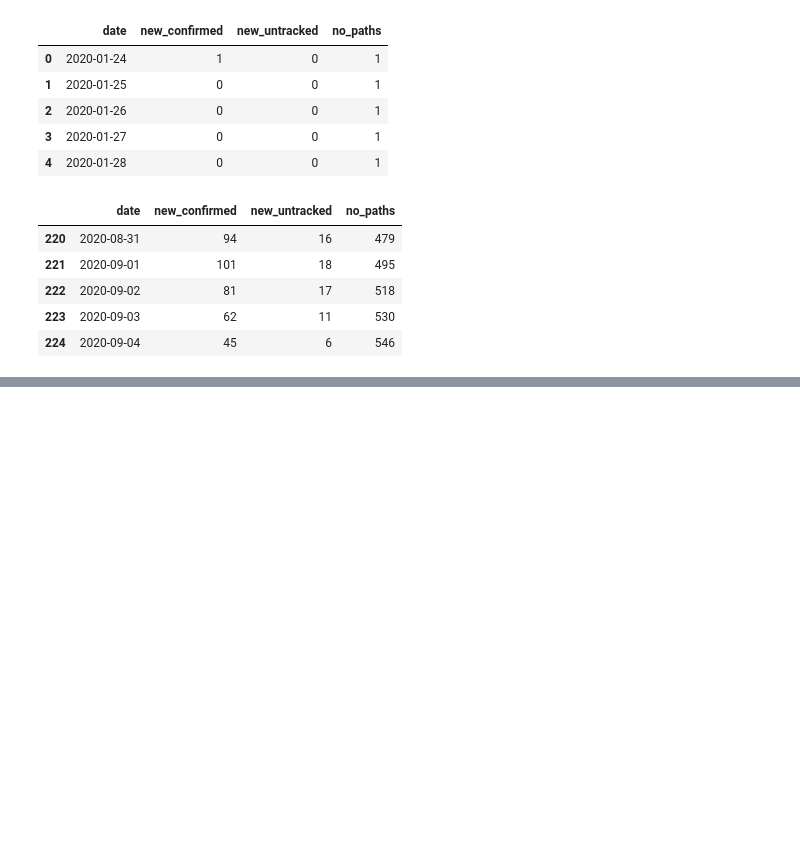
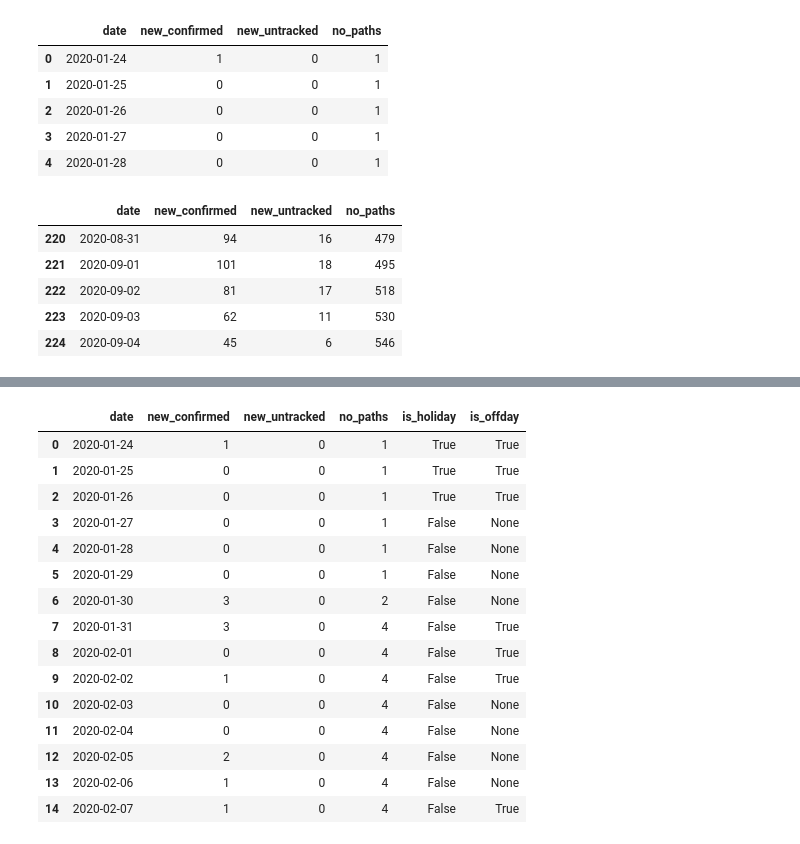
Before and after one commit to snoop2head/covid19_unknown_spread, a Jupyter notebook: forecast.ipynb, the cells around one changed output, grey strips where cells are left out. Saved outputs shown, nothing was run; the diff lists cells and outputs as text; code cells hidden in the pictures; blank space fills up the shorter version.

Commit message:
label offdays

```diff
--- a/forecast.ipynb
+++ b/forecast.ipynb
@@ -367,0 +399,4 @@ df_merged.to_csv("dataset_predict/df_predict.csv", index=False)
+# %%
+df_calendar = pd.DataFrame(list_calendar)
+df_calendar = df_calendar[["sc", "w", "h"]]
+df_calendar.head()
@@ -367,0 +421,3 @@ df_merged.to_csv("dataset_predict/df_predict.csv", index=False)
+# %%
+df_calendar["is_offday"] = df_calendar.apply(lambda row: label_offdays(row), axis=1)
+df_calendar.head(10)
@@ -367,0 +436,2 @@ df_merged.to_csv("dataset_predict/df_predict.csv", index=False)
+# %%
+df_calendar.rename(columns = {'sc':'date', 'h':'is_holiday'}, inplace = True)
@@ -367,0 +440,22 @@ df_merged.to_csv("dataset_predict/df_predict.csv", index=False)
+# %%
+df_calendar_subset = df_calendar[["date", "is_holiday", "is_offday"]]
+# %%
+df_train = pd.merge(df_merged, df_calendar_subset, how="left", on="date")
+df_train.head(15)
+# %% [output]
+|  | date | new_confirmed | new_untracked | no_paths | is_holiday | is_offday |
+| 0 | 2020-01-24 | 1 | 0 | 1 | True | True |
+| 1 | 2020-01-25 | 0 | 0 | 1 | True | True |
+| 2 | 2020-01-26 | 0 | 0 | 1 | True | True |
+| 3 | 2020-01-27 | 0 | 0 | 1 | False | None |
+| 4 | 2020-01-28 | 0 | 0 | 1 | False | None |
+| 5 | 2020-01-29 | 0 | 0 | 1 | False | None |
+| 6 | 2020-01-30 | 3 | 0 | 2 | False | None |
+| 7 | 2020-01-31 | 3 | 0 | 4 | False | True |
+| 8 | 2020-02-01 | 0 | 0 | 4 | False | True |
+| 9 | 2020-02-02 | 1 | 0 | 4 | False | True |
+| 10 | 2020-02-03 | 0 | 0 | 4 | False | None |
+| 11 | 2020-02-04 | 0 | 0 | 4 | False | None |
+| 12 | 2020-02-05 | 2 | 0 | 4 | False | None |
+| 13 | 2020-02-06 | 1 | 0 | 4 | False | None |
+| 14 | 2020-02-07 | 1 | 0 | 4 | False | True |
```
Also changed, not shown: parts of 7 cells of this notebook, 1 other file.
